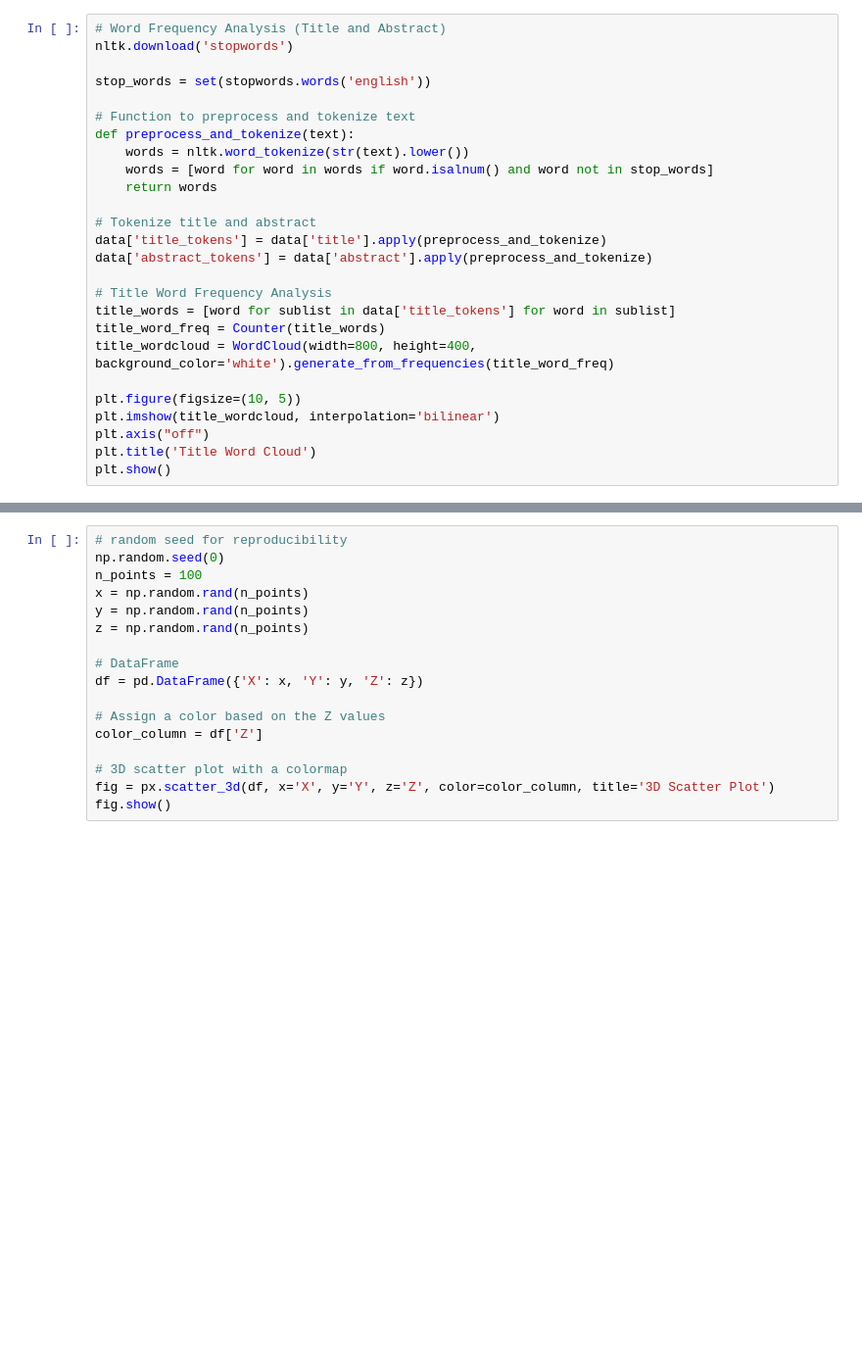
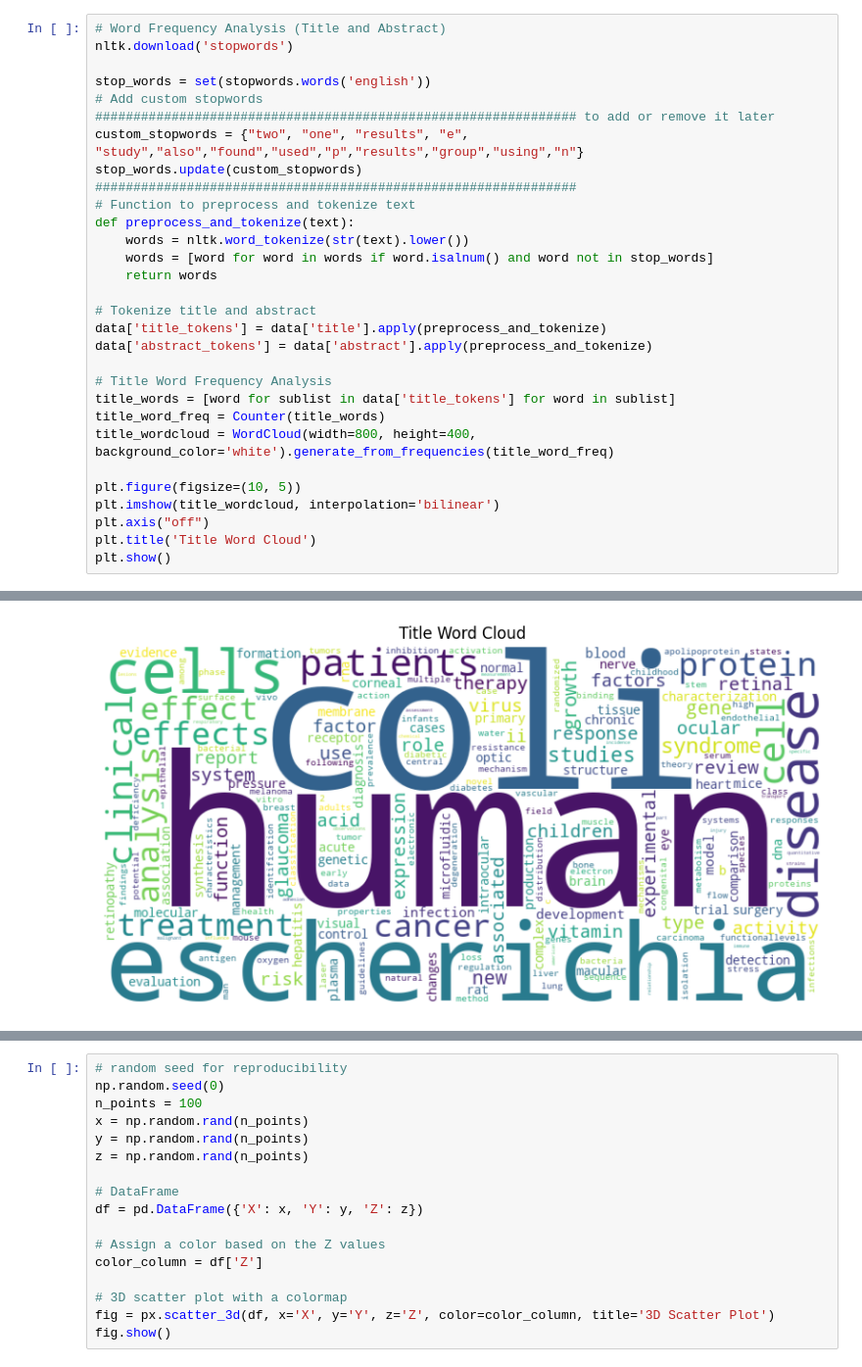
Before and after one commit to KutlualpTazefidan/convergence_oracle, a Jupyter notebook: Playground_SB/EDA.ipynb, the cells around one changed output, grey strips where cells are left out. Shown at 98% size. Cells and saved outputs as stored; diff of their text form; blank space fills up the shorter version.

```diff
--- a/Playground_SB/EDA.ipynb
+++ b/Playground_SB/EDA.ipynb
@@ -69,7 +317,11 @@ plt.show()
 nltk.download('stopwords')
 
 stop_words = set(stopwords.words('english'))
-
+# Add custom stopwords
+############################################################### to add or remove it later
+custom_stopwords = {"two", "one", "results", "e", "study","also","found","used","p","results","group","using","n"}
+stop_words.update(custom_stopwords)
+###############################################################
 # Function to preprocess and tokenize text
 def preprocess_and_tokenize(text):
     words = nltk.word_tokenize(str(text).lower())
@@ -90,3 +342,4 @@ plt.imshow(title_wordcloud, interpolation='bilinear')
 plt.axis("off")
 plt.title('Title Word Cloud')
 plt.show()
+# %% [output]
@@ -93,3 +349,4 @@ plt.show()
+[figure, added]
 # %%
 # Citation Analysis
 plt.figure(figsize=(8, 5))
```
Also changed, not shown: parts of 19 cells of this notebook, 4 other files.
